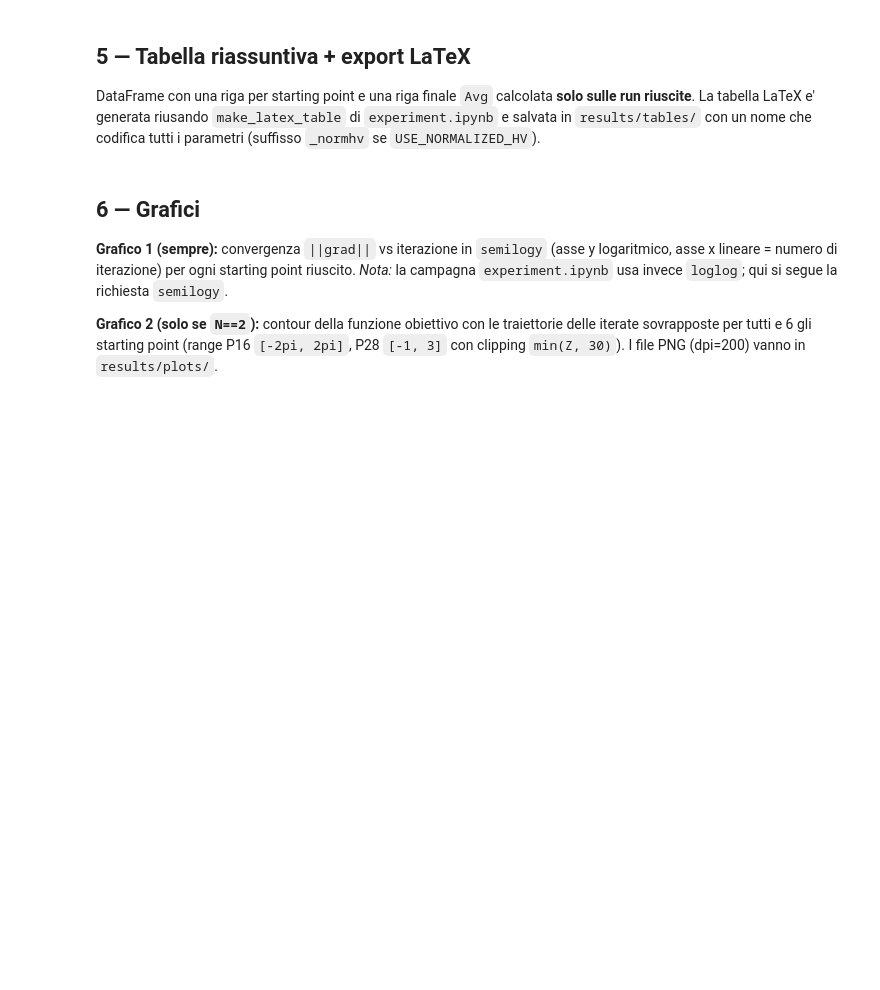
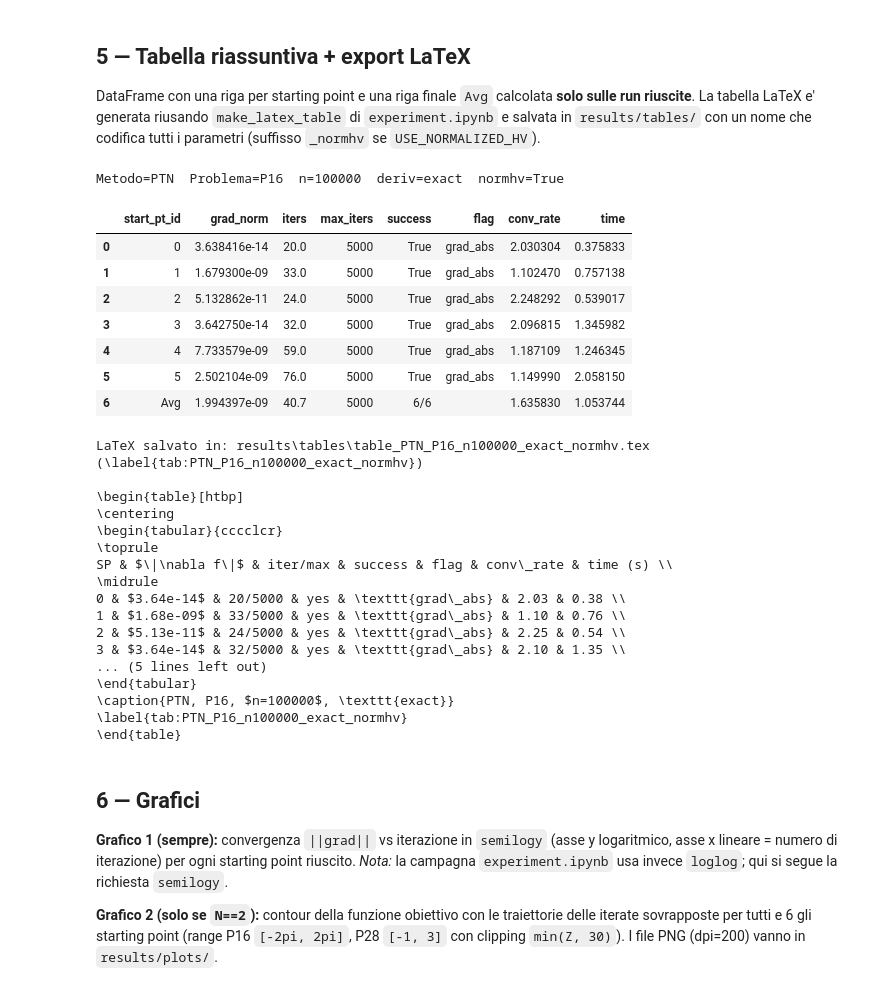
Before and after one commit to aleg917/Unconstrained_Optimization_Project, a Jupyter notebook: experiments_manual.ipynb, the cells around one changed output. Saved outputs shown, nothing was run; the diff lists cells and outputs as text; code cells hidden in the pictures; blank space fills up the shorter version.

```diff
--- a/experiments_manual.ipynb
+++ b/experiments_manual.ipynb
@@ -264,7 +281,7 @@ coincidono con quelli della campagna (`tol=1e-8`, `MAX_ITER=5000`,
 `TIME_LIMIT=20`), cosi' i risultati sono confrontabili con le tabelle complete.
 # %%
 # -- Metodo -------------------------------------------------------
-METHOD        = "TN"          # "TN"  = Truncated Newton
+METHOD        = "PTN"          # "TN"  = Truncated Newton
                               # "PTN" = Preconditioned Truncated Newton
                               # "MN"  = Modified Newton
 
@@ -273,7 +290,7 @@ PROBLEM       = "P16"         # "P16" (Banded Trigonometric, Hessiana diagonale)
                               # "P28" (Variably Dimensioned, Hessiana densa)
 
 # -- Dimensione ---------------------------------------------------
-N             = 2             # 2, 1000, 10000, 100000
+N             = 100000             # 2, 1000, 10000, 100000
 
 # -- Modalita' derivate -------------------------------------------
 DERIV_MODE    = "exact"       # "exact"           -> derivate analitiche
@@ -291,7 +308,7 @@ K_GRAD        = 8             # k del gradiente (solo "both_fd_special"; canonic
 K_HESS        = 4             # k della Hessiana (solo "both_fd_special"; canonico 4)
 
 # -- Versione hv_func (solo TN/PTN su percorso matrix-free) -------
-USE_NORMALIZED_HV = False     # False -> hv_fd standard
+USE_NORMALIZED_HV = True     # False -> hv_fd standard
                               # True  -> hv_fd_normalized_v
                               # Rilevante solo quando hess_f=None (only_hess_fd /
                               # both_fd / both_fd_special per TN/PTN). Ignorato da
@@ -300,7 +317,7 @@ USE_NORMALIZED_HV = False     # False -> hv_fd standard
 # -- Criteri di stop (default = valori della campagna) ------------
 GRAD_TOL      = 1e-8          # GradNormAbsolute(tol=GRAD_TOL)  (campagna: 1e-8)
 MAX_ITER      = 5000          # iterazioni massime              (campagna: 5000)
-TIME_LIMIT    = 20            # secondi, None = nessun limite   (campagna: 20)
+TIME_LIMIT    = 30            # secondi, None = nessun limite   (campagna: 20)
 
 print(f"METHOD={METHOD} | PROBLEM={PROBLEM} | N={N} | DERIV_MODE={DERIV_MODE}")
 print(f"H_TYPE={H_TYPE} | K={K} | K_GRAD={K_GRAD} | K_HESS={K_HESS}")
@@ -439,35 +486,65 @@ else:
             'start_pt_id': 'Avg',
             'grad_norm': succ['grad_norm'].mean(),
             'iters': round(succ['iters'].mean(), 1),
             'max_iters': MAX_ITER,
             'success': f"{len(succ)}/{len(df)}",
             'flag': '',
             'conv_rate': succ['conv_rate'].dropna().mean(),
             'time': succ['time'].mean(),
         }
     else:
         avg = {'start_pt_id': 'Avg', 'grad_norm': np.nan, 'iters': np.nan,
                'max_iters': MAX_ITER, 'success': f"0/{len(df)}", 'flag': '',
                'conv_rate': np.nan, 'time': np.nan}
     df_show = pd.concat([df_show, pd.DataFrame([avg])], ignore_index=True)
 
     header = (f"Metodo={METHOD}  Problema={PROBLEM}  n={N}  deriv={DERIV_MODE}"
               + (f"  h={H_TYPE}" if DERIV_MODE != 'exact' else "")
               + (f"  normhv={USE_NORMALIZED_HV}" if METHOD in ('TN', 'PTN') else ""))
     print(header)
     display(df_show)
 
     # --- Export LaTeX (riusa make_latex_table) ---
+    # label == nome file (param_tag): la tabella e' referenziabile con
+    # \\ref{tab:...}/\\autoref e la chiave resta allineata al .tex salvato.
     tables_dir = Path('results') / 'tables'
     tables_dir.mkdir(parents=True, exist_ok=True)
     k_for_caption = K if DERIV_MODE not in ('exact', 'both_fd_special') else ''
     h_for_caption = H_TYPE if DERIV_MODE != 'exact' else ''
+    table_label = f"tab:{param_tag()}"
     tex = make_latex_table(df, METHOD, PROBLEM, N, DERIV_MODE,
-                           h_for_caption, k_for_caption)
+                           h_for_caption, k_for_caption, label=table_label)
     tex_path = tables_dir / f"table_{param_tag()}.tex"
     tex_path.write_text(tex, encoding='utf-8')
-    print(f"\nLaTeX salvato in: {tex_path}\n")
+    print(f"\nLaTeX salvato in: {tex_path}  (\\label{{{table_label}}})\n")
     print(tex)
+# %% [output]
+Metodo=PTN  Problema=P16  n=100000  deriv=exact  normhv=True
+|  | start_pt_id | grad_norm | iters | max_iters | success | flag | conv_rate | time |
+| 0 | 0 | 3.638416e-14 | 20.0 | 5000 | True | grad_abs | 2.030304 | 0.375833 |
+| 1 | 1 | 1.679300e-09 | 33.0 | 5000 | True | grad_abs | 1.102470 | 0.757138 |
+| 2 | 2 | 5.132862e-11 | 24.0 | 5000 | True | grad_abs | 2.248292 | 0.539017 |
+| 3 | 3 | 3.642750e-14 | 32.0 | 5000 | True | grad_abs | 2.096815 | 1.345982 |
+| 4 | 4 | 7.733579e-09 | 59.0 | 5000 | True | grad_abs | 1.187109 | 1.246345 |
+| 5 | 5 | 2.502104e-09 | 76.0 | 5000 | True | grad_abs | 1.149990 | 2.058150 |
+| 6 | Avg | 1.994397e-09 | 40.7 | 5000 | 6/6 |  | 1.635830 | 1.053744 |
+LaTeX salvato in: results\tables\table_PTN_P16_n100000_exact_normhv.tex  (\label{tab:PTN_P16_n100000_exact_normhv})
+
+\begin{table}[htbp]
+\centering
+\begin{tabular}{cccclcr}
+\toprule
+SP & $\|\nabla f\|$ & iter/max & success & flag & conv\_rate & time (s) \\
+\midrule
+0 & $3.64e-14$ & 20/5000 & yes & \texttt{grad\_abs} & 2.03 & 0.38 \\
+1 & $1.68e-09$ & 33/5000 & yes & \texttt{grad\_abs} & 1.10 & 0.76 \\
+2 & $5.13e-11$ & 24/5000 & yes & \texttt{grad\_abs} & 2.25 & 0.54 \\
+3 & $3.64e-14$ & 32/5000 & yes & \texttt{grad\_abs} & 2.10 & 1.35 \\
+... (5 lines left out)
+\end{tabular}
+\caption{PTN, P16, $n=100000$, \texttt{exact}}
+\label{tab:PTN_P16_n100000_exact_normhv}
+\end{table}
 # %% [markdown]
 ## 6 — Grafici
 
```
Also changed, not shown: parts of 5 cells of this notebook, 5 other files.
